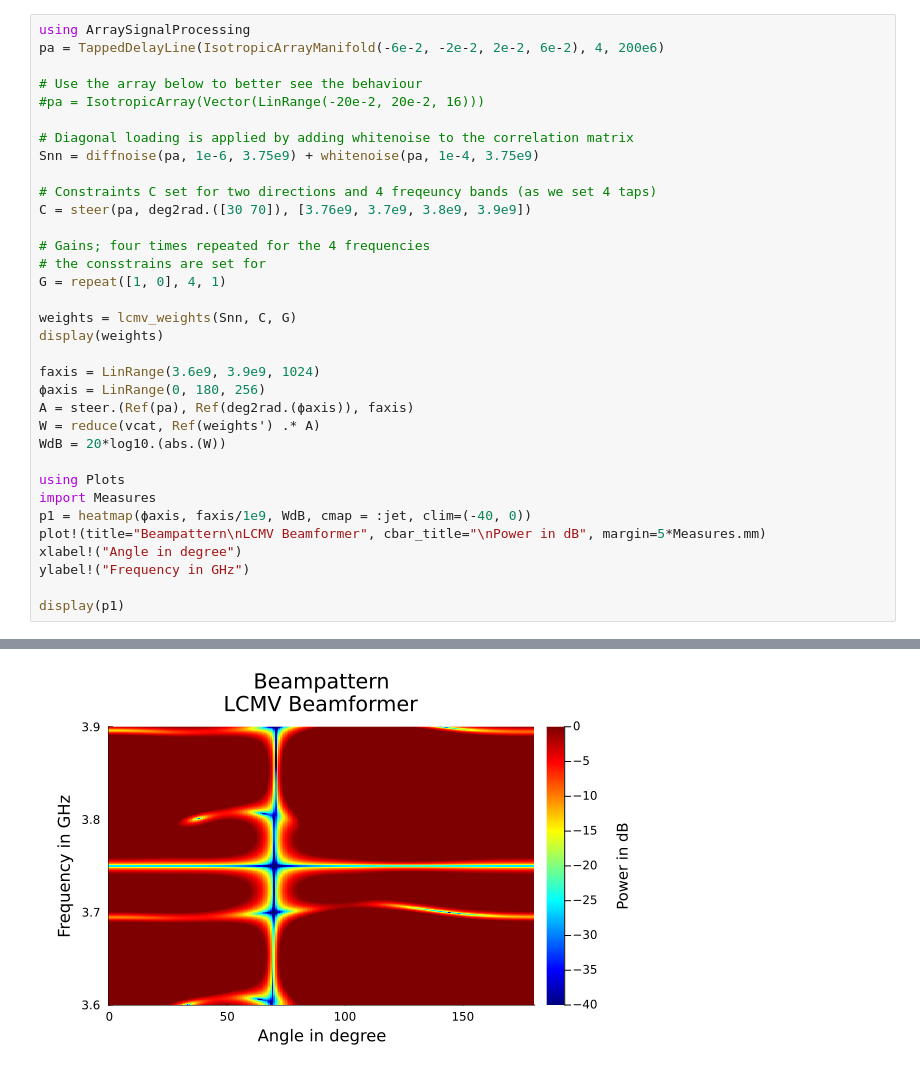
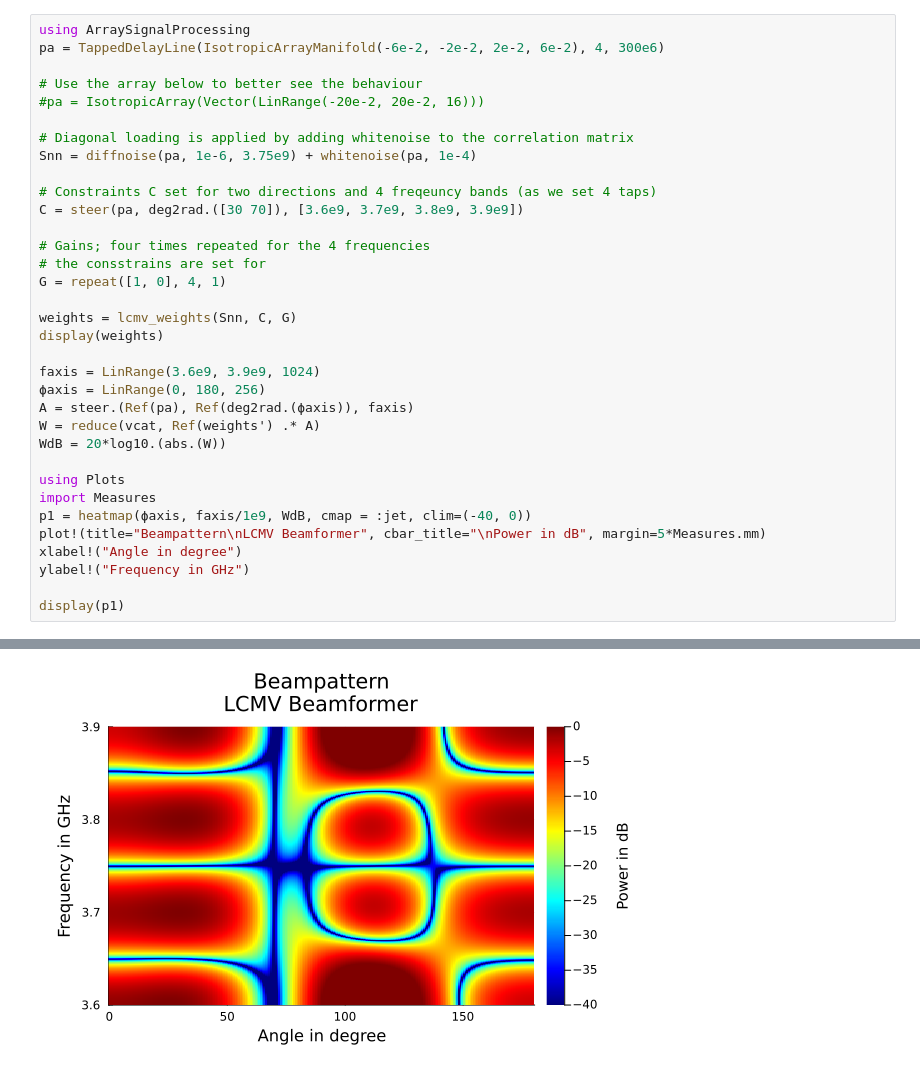
Before and after one commit to Matt266/ArraySignalProcessing.jl, a Jupyter notebook: examples/Wideband.ipynb, the cells around one changed output, grey strips where cells are left out. Drawn from its saved outputs; the diff is of its cells as text.

```diff
--- a/examples/Wideband.ipynb
+++ b/examples/Wideband.ipynb
@@ -1,15 +1,15 @@
 # %%
 using ArraySignalProcessing
-pa = TappedDelayLine(IsotropicArrayManifold(-6e-2, -2e-2, 2e-2, 6e-2), 4, 200e6)
+pa = TappedDelayLine(IsotropicArrayManifold(-6e-2, -2e-2, 2e-2, 6e-2), 4, 300e6)
 
 # Use the array below to better see the behaviour
 #pa = IsotropicArray(Vector(LinRange(-20e-2, 20e-2, 16)))
 
 # Diagonal loading is applied by adding whitenoise to the correlation matrix
-Snn = diffnoise(pa, 1e-6, 3.75e9) + whitenoise(pa, 1e-4, 3.75e9)
+Snn = diffnoise(pa, 1e-6, 3.75e9) + whitenoise(pa, 1e-4)
 
 # Constraints C set for two directions and 4 freqeuncy bands (as we set 4 taps)
-C = steer(pa, deg2rad.([30 70]), [3.76e9, 3.7e9, 3.8e9, 3.9e9])
+C = steer(pa, deg2rad.([30 70]), [3.6e9, 3.7e9, 3.8e9, 3.9e9])
 
 # Gains; four times repeated for the 4 frequencies
 # the consstrains are set for
@@ -53,4 +53,4 @@ display(p1)
-[figure, old version]
+[figure, new version]
 # %%
 using ArraySignalProcessing
 using CUDA
```
Also changed, not shown: parts of 2 cells of this notebook.
